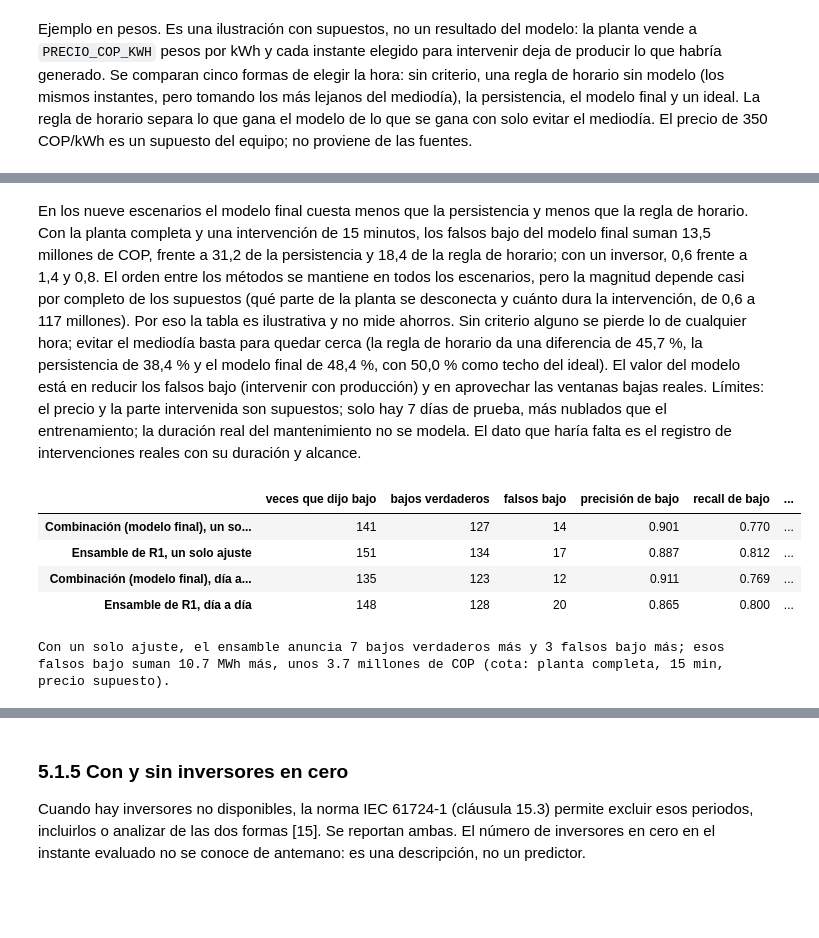
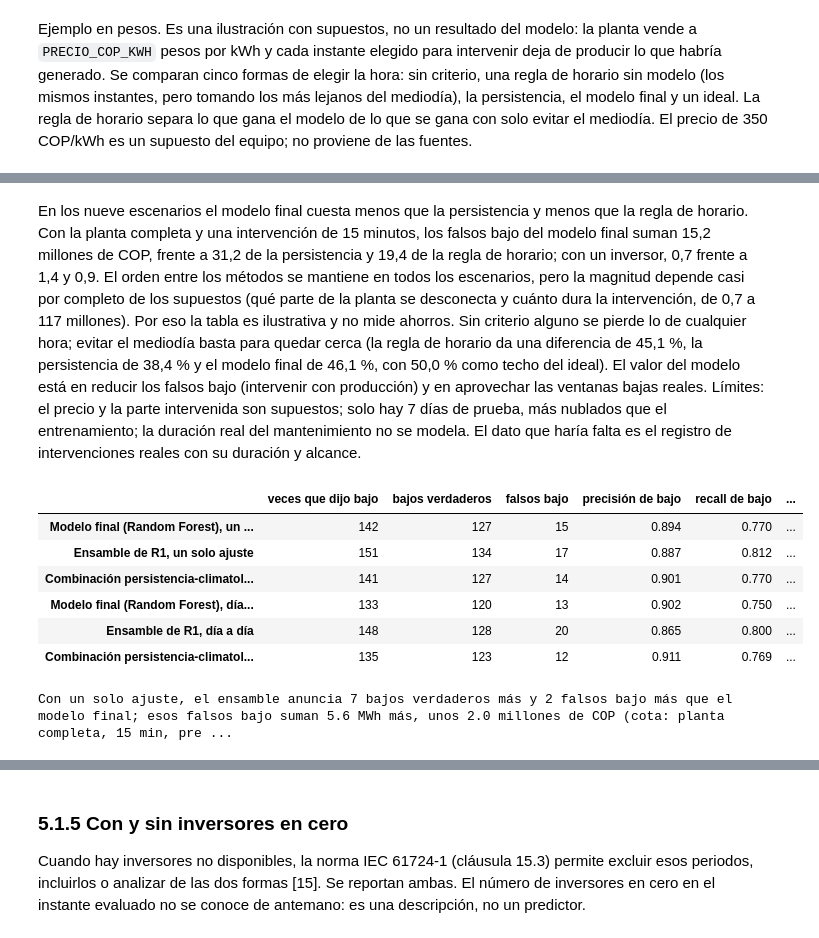
Before and after one commit to JMIGUEL-C/O-M_Forescasting, a Jupyter notebook: Proyecto4_Planta2.ipynb, the cells around one changed output, grey strips where cells are left out. Cells and saved outputs as stored; diff of their text form; code cells hidden in the pictures; blank space fills up the shorter version.

```diff
--- a/Proyecto4_Planta2.ipynb
+++ b/Proyecto4_Planta2.ipynb
@@ -2922,6 +2927,7 @@ def _met_cm(cm_):
             'veces que dijo bajo': int(cm_[:, 0].sum()), 'falsos bajo': int(cm_[1:, 0].sum())}
 
 def walk_forward(dia_inicio):
+    assert MODELO_FINAL != 'individual' or MEJOR_NOMBRE == 'Random Forest', 'el día a día usa la rejilla del Random Forest de 4.4.1'
     dias_ = ctx['dias']; nd_ = len(dias_); filas_ = []
     for j in range(dia_inicio, nd_):
         ds_j, ctx_j = preparar(gen, sen, frac_dias_train=(j + 0.5) / nd_)
@@ -2935,23 +2941,27 @@ def walk_forward(dia_inicio):
         y_tr = np.digitize(tr_.AC_PLANTA_KW.to_numpy(), cortes_j, right=True); y_te = np.digitize(te_.AC_PLANTA_KW.to_numpy(), cortes_j, right=True)
         cols_c = ['dist_mediodia'] + LAGS_POTENCIA + LAGS_SENSOR
         w_j = peso_convexo(tr_, clim_j); a_, c_ = te_['AC_PLANTA_KW_lag1'].to_numpy(), clim_j(te_['hora'].to_numpy())
-        g_arbol = GridSearchCV(DecisionTreeClassifier(random_state=SEMILLA), {'max_depth': list(range(2, 13)), 'min_samples_leaf': [1, 5, 10, 20]},
-                               cv=cv, scoring='f1_macro', n_jobs=1).fit(tr_[cols_c], y_tr)
+        est_rf, rej_rf = candidatos_wf()['RF (base)']           # la rejilla reducida del día a día (4.4.1)
+        g_rf = GridSearchCV(clone(est_rf), rej_rf, cv=cv, scoring='f1_macro', n_jobs=1).fit(tr_[cols_c], y_tr)
         ens_j = ensamble_predecir(tr_, y_tr, te_, cols_c + EXTRA_CLIM, CALIBRAR, TAU_MODO, TAU_FIJO, modelos=ENS_MODELOS)
         ant_j = ensamble_predecir(tr_, y_tr, te_, cols_c + EXTRA_CLIM, False, 'fijo', 0.5, modelos=ENS_ANTERIOR)
         preds_ = {'Persistencia': np.digitize(a_, cortes_j, right=True),
                   'Combinación persistencia-climatología': np.digitize(w_j * a_ + (1 - w_j) * c_, cortes_j, right=True),
-                  'Árbol individual': g_arbol.predict(te_[cols_c]),
+                  'Random Forest individual': g_rf.predict(te_[cols_c]),
                   'Ensamble (sin umbral)': ens_j['sin_umbral'], 'Ensamble + umbral para bajo': ens_j['con_umbral'], 'Ensamble anterior': ant_j['sin_umbral']}
-        preds_['Modelo final'] = preds_['Combinación persistencia-climatología'] if MODELO_FINAL == 'combinacion' else (ens_j['con_umbral'] if USAR_UMBRAL else ens_j['sin_umbral'])
+        preds_['Modelo final'] = preds_['Random Forest individual'] if MODELO_FINAL == 'individual' else (ens_j['con_umbral'] if USAR_UMBRAL else ens_j['sin_umbral'])
         filas_.append(pd.DataFrame({'dia_idx': j, 'hora': te_['hora'].to_numpy(), 'real': y_te, 'kw': te_['AC_PLANTA_KW'].to_numpy(), **preds_}))
         print(f'  día {j + 1} de {nd_} listo (tau = {ens_j["tau"]:.3f})', flush=True)
     return pd.concat(filas_, ignore_index=True)
 
-METODOS_WF = ['Persistencia', 'Combinación persistencia-climatología', 'Árbol individual', 'Ensamble (sin umbral)', 'Ensamble + umbral para bajo', 'Ensamble anterior', 'Modelo final']
+METODOS_WF = ['Persistencia', 'Combinación persistencia-climatología', 'Random Forest individual', 'Ensamble (sin umbral)', 'Ensamble + umbral para bajo', 'Ensamble anterior', 'Modelo final']
+RECALCULAR_WF = False            # False: si ya existe figuras/res_walkforward_filas.csv se carga en lugar de recalcular el día a día (unos 25 min)
 if EJECUTAR_WALK_FORWARD:
-    wf = walk_forward(WF_DIA_INICIO)
-    wf.to_csv('figuras/res_walkforward_filas.csv', index=False, encoding='utf-8-sig')
+    if os.path.exists('figuras/res_walkforward_filas.csv') and not RECALCULAR_WF:
+        wf = pd.read_csv('figuras/res_walkforward_filas.csv', encoding='utf-8-sig'); print('Día a día cargado de figuras/res_walkforward_filas.csv')
+    else:
+        wf = walk_forward(WF_DIA_INICIO)
+        wf.to_csv('figuras/res_walkforward_filas.csv', index=False, encoding='utf-8-sig')
 
     def tabla_wf(g):
         t = pd.DataFrame({m: _met_cm(_cm(g.real.to_numpy(), g[m].to_numpy())) for m in METODOS_WF}).T
@@ -2970,9 +2980,8 @@ if EJECUTAR_WALK_FORWARD:
     rng_ = np.random.default_rng(SEMILLA); dias_c = sorted(wf_pru.dia_idx.unique())
     cms_ = {m: np.array([_cm(wf_pru[wf_pru.dia_idx == d].real.to_numpy(), wf_pru[wf_pru.dia_idx == d][m].to_numpy()) for d in dias_c]) for m in METODOS_WF}
     cols_boot = ['precisión de bajo', 'recall de bajo', 'F1 macro', 'kappa']; filas_b = []
-    for a_m in ('Modelo final', 'Ensamble (sin umbral)', 'Ensamble + umbral para bajo', 'Árbol individual'):
+    for a_m in ('Modelo final', 'Ensamble (sin umbral)', 'Ensamble + umbral para bajo'):
         for b_m in ('Persistencia', 'Combinación persistencia-climatología'):
-            if a_m == 'Modelo final' and b_m == 'Combinación persistencia-climatología' and MODELO_FINAL == 'combinacion': continue      # sería comparar el modelo con sí mismo
             dif = {k: [] for k in cols_boot}
             for _ in range(N_BOOT):
                 ix = rng_.integers(0, len(dias_c), len(dias_c)); m1, m2 = _met_cm(cms_[a_m][ix].sum(0)), _met_cm(cms_[b_m][ix].sum(0))
@@ -3054,7 +3049,7 @@ if EJECUTAR_WALK_FORWARD:
     comp = [('Modelo final', 'Persistencia', 'Modelo final − Persistencia'),
             ('Ensamble (sin umbral)', 'Persistencia', 'Ensamble R1 − Persistencia'),
             ('Ensamble (sin umbral)', 'Combinación persistencia-climatología', 'Ensamble R1 − Combinación'),
-            ('Árbol individual', 'Persistencia', 'Árbol − Persistencia'),
+            ('Modelo final', 'Combinación persistencia-climatología', 'Modelo final − Combinación'),
             ('Ensamble + umbral para bajo', 'Persistencia', 'Ens. R1 + umbral − Persistencia')]
     fig, ax = plt.subplots(1, 3, figsize=(9.5, 2.3), sharey=True)
     for a, k in zip(ax, ['precisión de bajo', 'F1 macro', 'kappa']):
@@ -3251,28 +3247,30 @@ Precio supuesto: 350 COP/kWh | energía de la prueba: 730 MWh = 255 millones COP
 El modelo final cuesta menos que la persistencia en 9 de 9 escenarios y menos que la regla de horario en 9.
 # %% [markdown]
-En los nueve escenarios el modelo final cuesta menos que la persistencia y menos que la regla de horario. Con la planta completa y una intervención de 15 minutos, los falsos bajo del modelo final suman 13,5 millones de COP, frente a 31,2 de la persistencia y 18,4 de la regla de horario; con un inversor, 0,6 frente a 1,4 y 0,8. El orden entre los métodos se mantiene en todos los escenarios, pero la magnitud depende casi por completo de los supuestos (qué parte de la planta se desconecta y cuánto dura la intervención, de 0,6 a 117 millones). Por eso la tabla es ilustrativa y no mide ahorros. Sin criterio alguno se pierde lo de cualquier hora; evitar el mediodía basta para quedar cerca (la regla de horario da una diferencia de 45,7 %, la persistencia de 38,4 % y el modelo final de 48,4 %, con 50,0 % como techo del ideal). El valor del modelo está en reducir los falsos bajo (intervenir con producción) y en aprovechar las ventanas bajas reales. Límites: el precio y la parte intervenida son supuestos; solo hay 7 días de prueba, más nublados que el entrenamiento; la duración real del mantenimiento no se modela. El dato que haría falta es el registro de intervenciones reales con su duración y alcance.
+En los nueve escenarios el modelo final cuesta menos que la persistencia y menos que la regla de horario. Con la planta completa y una intervención de 15 minutos, los falsos bajo del modelo final suman 15,2 millones de COP, frente a 31,2 de la persistencia y 19,4 de la regla de horario; con un inversor, 0,7 frente a 1,4 y 0,9. El orden entre los métodos se mantiene en todos los escenarios, pero la magnitud depende casi por completo de los supuestos (qué parte de la planta se desconecta y cuánto dura la intervención, de 0,7 a 117 millones). Por eso la tabla es ilustrativa y no mide ahorros. Sin criterio alguno se pierde lo de cualquier hora; evitar el mediodía basta para quedar cerca (la regla de horario da una diferencia de 45,1 %, la persistencia de 38,4 % y el modelo final de 46,1 %, con 50,0 % como techo del ideal). El valor del modelo está en reducir los falsos bajo (intervenir con producción) y en aprovechar las ventanas bajas reales. Límites: el precio y la parte intervenida son supuestos; solo hay 7 días de prueba, más nublados que el entrenamiento; la duración real del mantenimiento no se modela. El dato que haría falta es el registro de intervenciones reales con su duración y alcance.
 # %%
-# Combinación (modelo final) frente al ensamble de R1: falsos bajo, bajos verdaderos y energía de los falsos bajo adicionales
-nc, ne = 'Combinación persistencia-climatología', f'Ensamble elegido por R1 ({len(ENS_MODELOS)} modelos)'
-fc, fe = cmp_final.loc[nc], cmp_final.loc[ne]
+# Modelo final frente al ensamble de R1 y a la combinación: falsos bajo, bajos verdaderos y energía de los falsos bajo
+nf, nc, ne = NOM_IND, 'Combinación persistencia-climatología', f'Ensamble elegido por R1 ({len(ENS_MODELOS)} modelos)'
+ff, fc, fe = cmp_final.loc[nf], cmp_final.loc[nc], cmp_final.loc[ne]
 def fila_ce(veces, falsos, prec, rec, mwh):
     return {'veces que dijo bajo': int(veces), 'bajos verdaderos': int(veces - falsos), 'falsos bajo': int(falsos), 'precisión de bajo': prec, 'recall de bajo': rec,
             'MWh en falsos bajo (cota)': mwh, 'millones de COP en falsos bajo (planta completa, 15 min)': mwh * 1000 * PRECIO_COP_KWH / 1e6}
-tabla_ce = pd.DataFrame([fila_ce(fc['veces que dijo bajo'], fc['falsos bajo'], fc['precisión de bajo'], fc['recall de bajo'], fc['MWh en falsos bajo (cota)']),
-                         fila_ce(fe['veces que dijo bajo'], fe['falsos bajo'], fe['precisión de bajo'], fe['recall de bajo'], fe['MWh en falsos bajo (cota)'])],
-                        index=['Combinación (modelo final), un solo ajuste', 'Ensamble de R1, un solo ajuste'])
+_f = lambda f_: fila_ce(f_['veces que dijo bajo'], f_['falsos bajo'], f_['precisión de bajo'], f_['recall de bajo'], f_['MWh en falsos bajo (cota)'])
+tabla_ce = pd.DataFrame([_f(ff), _f(fe), _f(fc)], index=['Modelo final (Random Forest), un solo ajuste', 'Ensamble de R1, un solo ajuste', 'Combinación persistencia-climatología, un solo ajuste'])
 if EJECUTAR_WALK_FORWARD:
-    for nom_, fila_ in (('Combinación (modelo final), día a día', t_pru.loc['Modelo final']), ('Ensamble de R1, día a día', t_pru.loc['Ensamble (sin umbral)'])):
-        tabla_ce.loc[nom_] = fila_ce(fila_['veces que dijo bajo'], fila_['falsos bajo'], fila_['precisión de bajo'], fila_['recall de bajo'], fila_['MWh en falsos bajo (cota)'])
+    for nom_, fila_ in (('Modelo final (Random Forest), día a día', t_pru.loc['Modelo final']), ('Ensamble de R1, día a día', t_pru.loc['Ensamble (sin umbral)']),
+                        ('Combinación persistencia-climatología, día a día', t_pru.loc['Combinación persistencia-climatología'])):
+        tabla_ce.loc[nom_] = _f(fila_)
 display(tabla_ce.round(3))
 extra_fb = tabla_ce.iloc[1]['falsos bajo'] - tabla_ce.iloc[0]['falsos bajo']; extra_tp = tabla_ce.iloc[1]['bajos verdaderos'] - tabla_ce.iloc[0]['bajos verdaderos']
 extra_mwh = tabla_ce.iloc[1]['MWh en falsos bajo (cota)'] - tabla_ce.iloc[0]['MWh en falsos bajo (cota)']
-print(f'Con un solo ajuste, el ensamble anuncia {int(extra_tp)} bajos verdaderos más y {int(extra_fb)} falsos bajo más; esos falsos bajo suman {extra_mwh:.1f} MWh más, unos {extra_mwh * 1000 * PRECIO_COP_KWH / 1e6:.1f} millones de COP (cota: planta completa, 15 min, precio supuesto).')
+print(f'Con un solo ajuste, el ensamble anuncia {int(extra_tp)} bajos verdaderos más y {int(extra_fb)} falsos bajo más que el modelo final; esos falsos bajo suman {extra_mwh:.1f} MWh más, unos {extra_mwh * 1000 * PRECIO_COP_KWH / 1e6:.1f} millones de COP (cota: planta completa, 15 min, precio supuesto).')
 # %% [output]
 |  | veces que dijo bajo | bajos verdaderos | falsos bajo | precisión de bajo | recall de bajo | ... |
-| Combinación (modelo final), un so... | 141 | 127 | 14 | 0.901 | 0.770 | ... |
+| Modelo final (Random Forest), un ... | 142 | 127 | 15 | 0.894 | 0.770 | ... |
 | Ensamble de R1, un solo ajuste | 151 | 134 | 17 | 0.887 | 0.812 | ... |
-| Combinación (modelo final), día a... | 135 | 123 | 12 | 0.911 | 0.769 | ... |
+| Combinación persistencia-climatol... | 141 | 127 | 14 | 0.901 | 0.770 | ... |
+| Modelo final (Random Forest), día... | 133 | 120 | 13 | 0.902 | 0.750 | ... |
 | Ensamble de R1, día a día | 148 | 128 | 20 | 0.865 | 0.800 | ... |
+| Combinación persistencia-climatol... | 135 | 123 | 12 | 0.911 | 0.769 | ... |
-Con un solo ajuste, el ensamble anuncia 7 bajos verdaderos más y 3 falsos bajo más; esos falsos bajo suman 10.7 MWh más, unos 3.7 millones de COP (cota: planta completa, 15 min, precio supuesto).
+Con un solo ajuste, el ensamble anuncia 7 bajos verdaderos más y 2 falsos bajo más que el modelo final; esos falsos bajo suman 5.6 MWh más, unos 2.0 millones de COP (cota: planta completa, 15 min, pre ...
 # %% [markdown]
```
Also changed, not shown: parts of 42 cells of this notebook, 30 other files.
